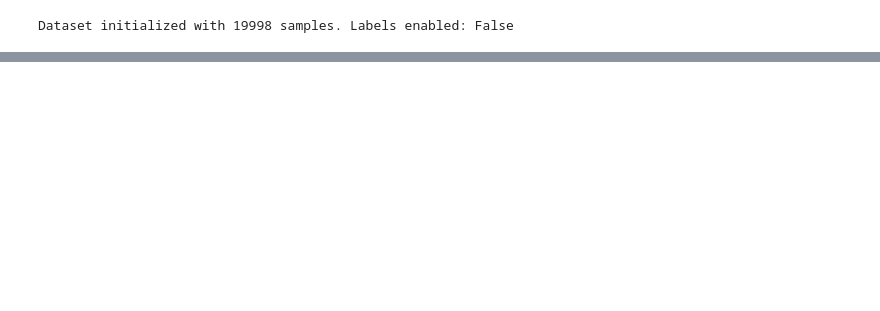
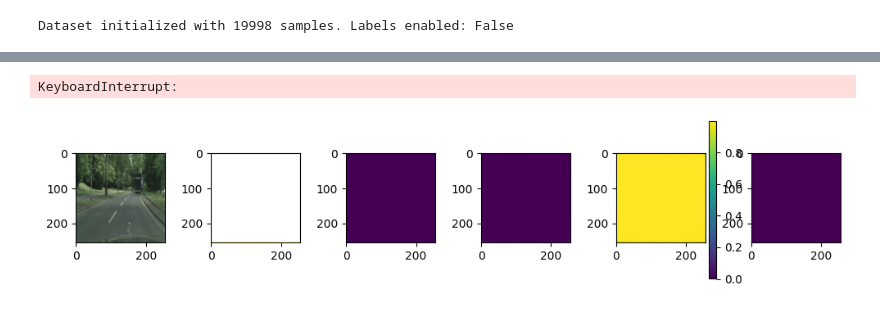
Before and after one commit to Ilias-Paralikas/Unsupervised-Learning, a Jupyter notebook: test.ipynb, the cells around one changed output, grey strips where cells are left out. Cells and saved outputs as stored; diff of their text form; code cells hidden in the pictures; blank space fills up the shorter version.

```diff
--- a/test.ipynb
+++ b/test.ipynb
@@ -47,0 +82,77 @@ torch.Size([2, 3, 256, 256])
+# %%
+epochs =100
+
+
+for epoch in range(0, epochs):
+    loop = tqdm(train_loader)
+    for data,_ in loop:
+
+        seg_model_optimizer.zero_grad()
+        rec_model_optimizer.zero_grad()
+        full_img = data[-1].to(device)
+
+
+        seg_logits = seg_model(full_img)
+        seg_probs=  F.softmax(seg_logits, dim=1)
+
+        reconstructions= rec_model(full_img,seg_probs)
+
+        recon_loss = 0
+        for target_img, pred_img in zip(data, reconstructions):
+            target_img = target_img.to(device)
+            recon_loss += reconstruction_loss_fn(pred_img, target_img)
+
+        # B. Entropy Loss (forces masks to be confident/binary)
+        # Passes logits for numerical stability!
+        entropy_loss = entropy_loss_fn(seg_logits)
+
+        # C. Total Variation Loss (forces masks to be smooth blobs)
+        # Passes probabilities!
+        tv_loss = tv_loss_fn(seg_probs)
+
+        # 5. Combine and Backpropagate
+        loss = recon_loss + entropy_loss + tv_loss
+
+        loss.backward()
+        seg_model_optimizer.step()
+        rec_model_optimizer.step()
+
+        loop.set_postfix(
+            recon_loss=recon_loss.item(),
+            entropy_loss=entropy_loss.item(),
+            tv_loss=tv_loss.item(),
+            loss=loss.item()
+        )
+    torch.save(seg_model.state_dict(), f'seg_model.pt')
+    torch.save(rec_model.state_dict(), f'rec_model.pt')
+# %% [output]
+KeyboardInterrupt:
+# %%
+data,_ = next(iter(train_loader))
+
+with torch.no_grad():
+    x = data[-1].to(device)
+    seg = seg_model(x)
+    y= rec_model(x,seg)
+
+components = seg.shape[1]
+
+fig,ax = plt.subplots(1,2+components,figsize=(10,5))
+scaled_x = scale_for_display(x)
+sclaed_y = scale_for_display(y[-1])
+ax[0].imshow(scaled_x[0].cpu().permute(1,2,0).numpy())
+ax[1].imshow(sclaed_y[0].cpu().permute(1,2,0).numpy())
+
+
+
+scaled_seg = torch.softmax(seg,dim=1)
+vmin = scaled_seg[0].min().item()
+vmax = scaled_seg[0].max().item()
+
+for i in range(components):
+    im = ax[2 + i].imshow(scaled_seg[0, i].cpu().numpy(), vmin=vmin, vmax=vmax)
+
+fig.colorbar(im, ax=ax[2:].tolist(), shrink=0.5)
+plt.tight_layout()
+# %% [output]
+[figure, added]
```
Also changed, not shown: parts of 7 cells of this notebook, 5 other files.
